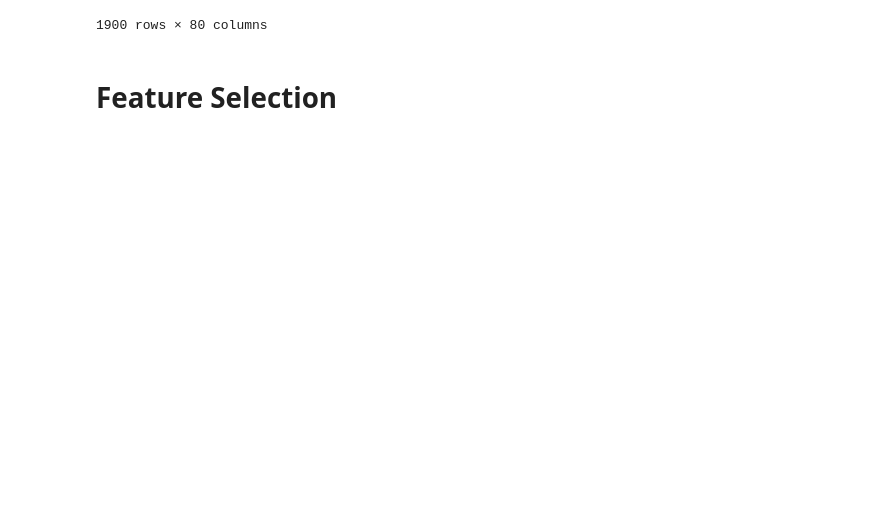
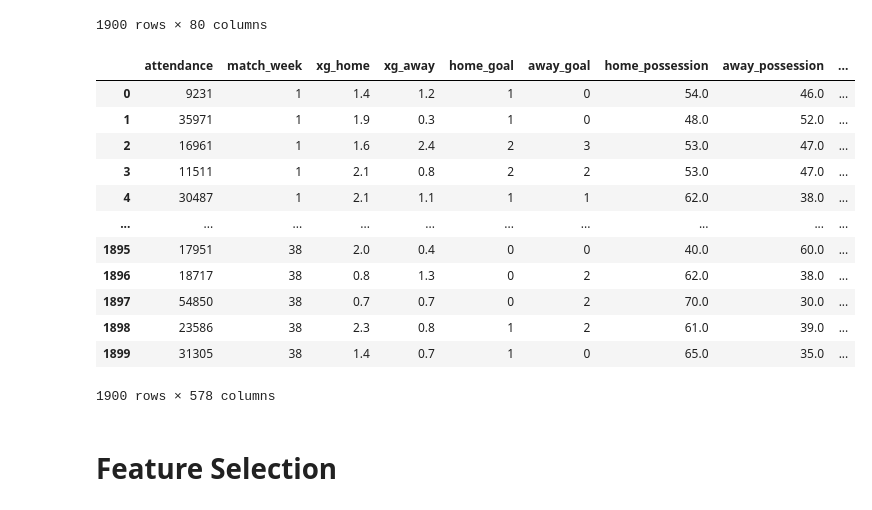
Before and after one commit to natelg1998/laligaproject, a Jupyter notebook: notebooks/data_analysis/laliga_analysis.ipynb, the cells around one changed output. Drawn from its saved outputs; the diff is of its cells as text; code cells hidden in the pictures; blank space fills up the shorter version.

```diff
--- a/notebooks/data_analysis/laliga_analysis.ipynb
+++ b/notebooks/data_analysis/laliga_analysis.ipynb
@@ -315,7 +315,23 @@ match_results
 # %%
 # One hot encode
 match_results_encode = pd.get_dummies(match_results, columns = ['home_captain_name', 'away_captain_name', 'home_formation', 'away_formation',
-                                                                'home_
+                                                                'home_team', 'away_team', 'referee_name', 'venue_name'])
+# %%
+match_results_encode
+# %% [output]
+|  | attendance | match_week | xg_home | xg_away | home_goal | away_goal | home_possession | away_possession | ... |
+| 0 | 9231 | 1 | 1.4 | 1.2 | 1 | 0 | 54.0 | 46.0 | ... |
+| 1 | 35971 | 1 | 1.9 | 0.3 | 1 | 0 | 48.0 | 52.0 | ... |
+| 2 | 16961 | 1 | 1.6 | 2.4 | 2 | 3 | 53.0 | 47.0 | ... |
+| 3 | 11511 | 1 | 2.1 | 0.8 | 2 | 2 | 53.0 | 47.0 | ... |
+| 4 | 30487 | 1 | 2.1 | 1.1 | 1 | 1 | 62.0 | 38.0 | ... |
+| ... | ... | ... | ... | ... | ... | ... | ... | ... | ... |
+| 1895 | 17951 | 38 | 2.0 | 0.4 | 0 | 0 | 40.0 | 60.0 | ... |
+| 1896 | 18717 | 38 | 0.8 | 1.3 | 0 | 2 | 62.0 | 38.0 | ... |
+| 1897 | 54850 | 38 | 0.7 | 0.7 | 0 | 2 | 70.0 | 30.0 | ... |
+| 1898 | 23586 | 38 | 2.3 | 0.8 | 1 | 2 | 61.0 | 39.0 | ... |
+| 1899 | 31305 | 38 | 1.4 | 0.7 | 1 | 0 | 65.0 | 35.0 | ... |
+1900 rows × 578 columns
 # %% [markdown]
 # Feature Selection
 # %%
```
